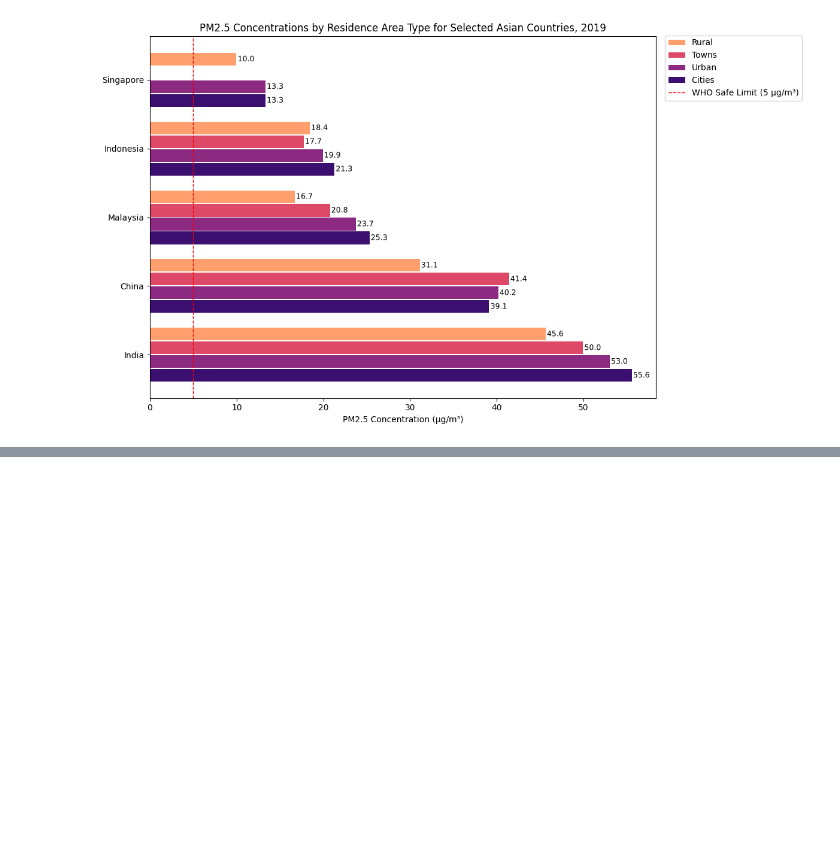
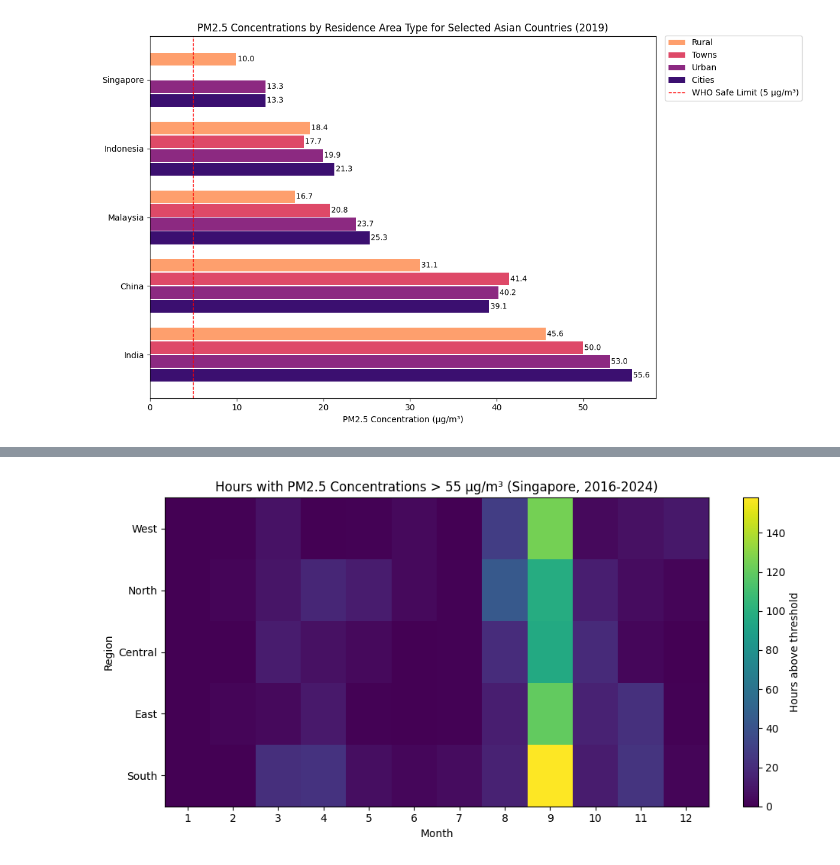
Before and after one commit to leeyanleryan/DSA4262, a Jupyter notebook: Individual Assignment 1/A0253123U_DSA4262_Assignment_1.ipynb, the cells around one changed output, grey strips where cells are left out. Drawn from its saved outputs; the diff is of its cells as text; code cells hidden in the pictures; blank space fills up the shorter version.

Commit message:
Add Actionable Plot

```diff
--- a/Individual Assignment 1/A0253123U_DSA4262_Assignment_1.ipynb
+++ b/Individual Assignment 1/A0253123U_DSA4262_Assignment_1.ipynb
@@ -118,3 +108,7 @@ plt.tight_layout()
 plt.show()
 # %% [output]
 [figure]
+# %%
+sg_files = sorted(glob("Historical PM2.5 *.csv"))
+sg_action_df = pd.concat([pd.read_csv(f) for f in sg_files], ignore_index=True)
+sg_action_df.head()
@@ -120,0 +122,36 @@ plt.show()
+# %%
+sg_action_df["timestamp"] = pd.to_datetime(sg_action_df["timestamp"], errors="coerce")
+sg_action_df["pm25_one_hourly"] = pd.to_numeric(sg_action_df["pm25_one_hourly"], errors="coerce")
+sg_action_df = sg_action_df.dropna(subset=["timestamp", "region", "pm25_one_hourly"])
+
+sg_action_df["year"] = sg_action_df["timestamp"].dt.year
+sg_action_df["month"] = sg_action_df["timestamp"].dt.month
+
+threshold = 55
+
+sg_action_df["exceed"] = (sg_action_df["pm25_one_hourly"] > threshold).astype(int)
+
+agg = (sg_action_df.groupby(["region", "month"], as_index=False)["exceed"]
+         .sum()
+         .rename(columns={"exceed": "hours_above_threshold"}))
+
+region_order = ["west", "north", "central", "east", "south"]
+heat = (agg.pivot(index="region", columns="month", values="hours_above_threshold")
+          .reindex(region_order))
+
+plt.figure(figsize=(10, 5))
+plt.imshow(heat.fillna(0).values, aspect="auto")
+
+plt.yticks(np.arange(len(heat.index)), heat.index.str.title())
+plt.xticks(np.arange(12), [str(m) for m in range(1, 13)])
+plt.xlabel("Month")
+plt.ylabel("Region")
+plt.title(f"Hours with PM2.5 Concentrations > {threshold} µg/m³ (Singapore, {sg_action_df['year'].min()}-{sg_action_df['year'].max()})")
+
+cbar = plt.colorbar()
+cbar.set_label("Hours above threshold")
+
+plt.tight_layout()
+plt.show()
+# %% [output]
+[figure, added]
```
Also changed, not shown: parts of 5 cells of this notebook.
